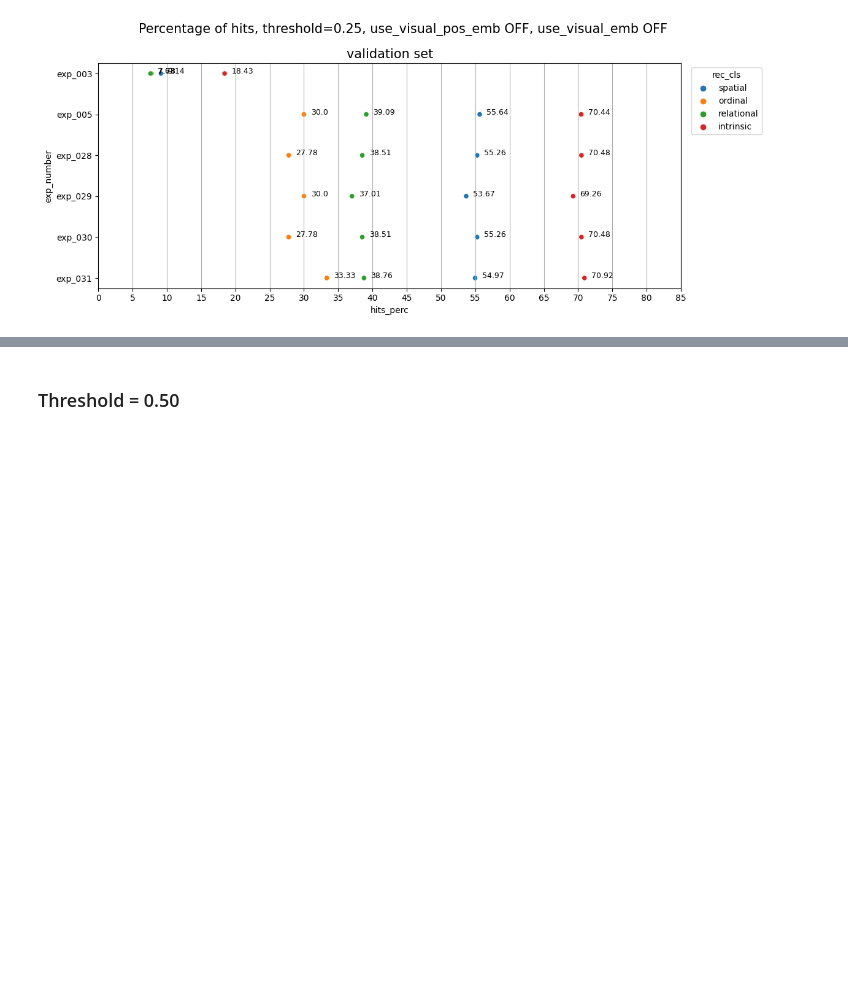
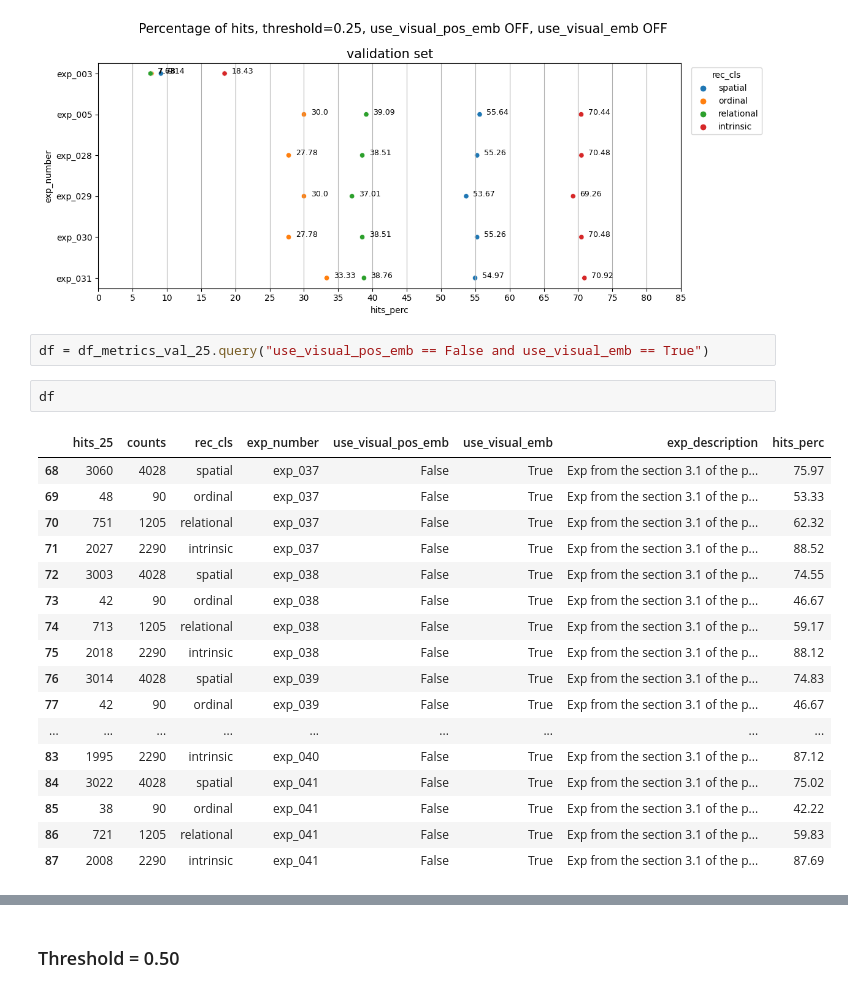
Before and after one commit to nhm-7/rec, a Jupyter notebook: notebooks/04_NH_analysis_20231112.ipynb, the cells around one changed output, grey strips where cells are left out. Cells and saved outputs as stored; diff of their text form; blank space fills up the shorter version.

```diff
--- a/notebooks/04_NH_analysis_20231112.ipynb
+++ b/notebooks/04_NH_analysis_20231112.ipynb
@@ -260,3 +268,25 @@ plt.tight_layout()
 plt.show()
 # %% [output]
 [figure]
+# %%
+df = df_metrics_val_25.query("use_visual_pos_emb == False and use_visual_emb == True")
+# %%
+df
+# %% [output]
+|  | hits_25 | counts | rec_cls | exp_number | use_visual_pos_emb | use_visual_emb | exp_description | hits_perc |
+| 68 | 3060 | 4028 | spatial | exp_037 | False | True | Exp from the section 3.1 of the p... | 75.97 |
+| 69 | 48 | 90 | ordinal | exp_037 | False | True | Exp from the section 3.1 of the p... | 53.33 |
+| 70 | 751 | 1205 | relational | exp_037 | False | True | Exp from the section 3.1 of the p... | 62.32 |
+| 71 | 2027 | 2290 | intrinsic | exp_037 | False | True | Exp from the section 3.1 of the p... | 88.52 |
+| 72 | 3003 | 4028 | spatial | exp_038 | False | True | Exp from the section 3.1 of the p... | 74.55 |
+| 73 | 42 | 90 | ordinal | exp_038 | False | True | Exp from the section 3.1 of the p... | 46.67 |
+| 74 | 713 | 1205 | relational | exp_038 | False | True | Exp from the section 3.1 of the p... | 59.17 |
+| 75 | 2018 | 2290 | intrinsic | exp_038 | False | True | Exp from the section 3.1 of the p... | 88.12 |
+| 76 | 3014 | 4028 | spatial | exp_039 | False | True | Exp from the section 3.1 of the p... | 74.83 |
+| 77 | 42 | 90 | ordinal | exp_039 | False | True | Exp from the section 3.1 of the p... | 46.67 |
+| ... | ... | ... | ... | ... | ... | ... | ... | ... |
+| 83 | 1995 | 2290 | intrinsic | exp_040 | False | True | Exp from the section 3.1 of the p... | 87.12 |
+| 84 | 3022 | 4028 | spatial | exp_041 | False | True | Exp from the section 3.1 of the p... | 75.02 |
+| 85 | 38 | 90 | ordinal | exp_041 | False | True | Exp from the section 3.1 of the p... | 42.22 |
+| 86 | 721 | 1205 | relational | exp_041 | False | True | Exp from the section 3.1 of the p... | 59.83 |
+| 87 | 2008 | 2290 | intrinsic | exp_041 | False | True | Exp from the section 3.1 of the p... | 87.69 |
```
Also changed, not shown: parts of 5 cells of this notebook.
